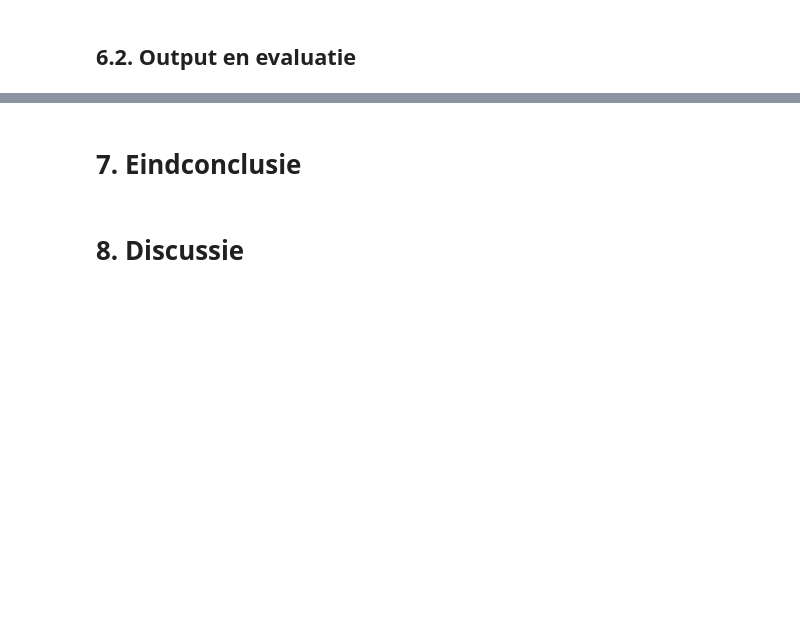
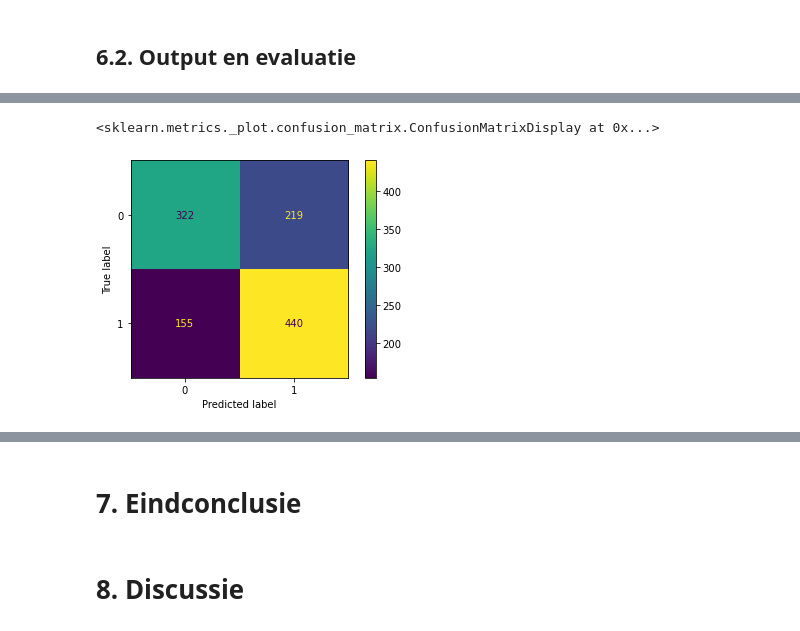
Before and after one commit to Intux404/Predictive_Maintenance, a Jupyter notebook: Predictive_Maintenance_nieuw.ipynb, the cells around one changed output, grey strips where cells are left out. Drawn from its saved outputs; the diff is of its cells as text; code cells hidden in the pictures; blank space fills up the shorter version.

```diff
--- a/Predictive_Maintenance_nieuw.ipynb
+++ b/Predictive_Maintenance_nieuw.ipynb
@@ -1134,0 +1153,5 @@ plt.show()
+# %%
+##Het selecteren van de volt, rotate, pressure, vibration, age vanuit de dfSmall_oversampled dataframe
+XsvmVOne = dfSmall_oversampled[['volt', 'rotate', 'pressure', 'vibration', 'age']].copy()
+##Het selecteren van de failure kolom vanuit de dfSmall_oversampled dataframe
+ysvmVOne = dfSmall_oversampled['failure'].copy()
@@ -1134,0 +1166,8 @@ plt.show()
+# %%
+## Opsplitsen van de dataset naar een training en validatie sub-dataset
+## De random state= 42 zorgt ervoor dat altijd hetzelfde resultaat (splitsing van de data) bereikt wordt. Dit is benodigd voor reproduceerbaarheid
+X_trainsvmVOne, X_validsvmVOne, y_trainsvmVOne, y_validsvmVOne = train_test_split(XsvmVOne, ysvmVOne, train_size=0.7, test_size=0.3, random_state=42)
+
+## Print de vorm van de sub-datasets (aantal rijen, aantal kolommen). Zo zijn er voor de X-variabelen in de trainingset 2650 rijen en 5 kolommen(== aantal features) aanwezig en voor de y-variabele ook 2650 rijen en 1 kolom.
+print("(70%) De shape van de trainingset (X-variabele Voltage, Rotation, Pressure, Vibration, Age & y-variabele Failure)", "\n", X_trainsvmVOne.shape, y_trainsvmVOne.shape)
+print("(30%) De shape van de validatieset (X-variabele Voltage, Rotation, Pressure, Vibration, Age & y-variabele Failure)", "\n", X_validsvmVOne.shape, y_validsvmVOne.shape)
@@ -1134,0 +1196,8 @@ plt.show()
+# %%
+##Creërt het Preliminary SVM model en traint het model op basis van de training subset.
+##Random_state=42 voor reproduceerbaarheid
+svmVOne = SVC(random_state=42)
+##Het trainen van het model door de y op de X te fitten (trainen)
+svmVOne.fit(XsvmVOne, ysvmVOne)
+##Het printen van de gehanteerde standaard parameters
+print("Standaard parameters SVM Model:", svmVOne.get_params())
@@ -1138,0 +1213,6 @@ plt.show()
+# %%
+#Test het Preliminary SVM model op basis van de validatie sub-set en genereert een Confusion Matrix
+plot_confusion_matrix(svmVOne, X_validsvmVOne, y_validsvmVOne)
+# %% [output]
+<sklearn.metrics._plot.confusion_matrix.ConfusionMatrixDisplay at 0x...>
+[figure, added]
```
Also changed, not shown: parts of 15 cells of this notebook, 1 other file.
